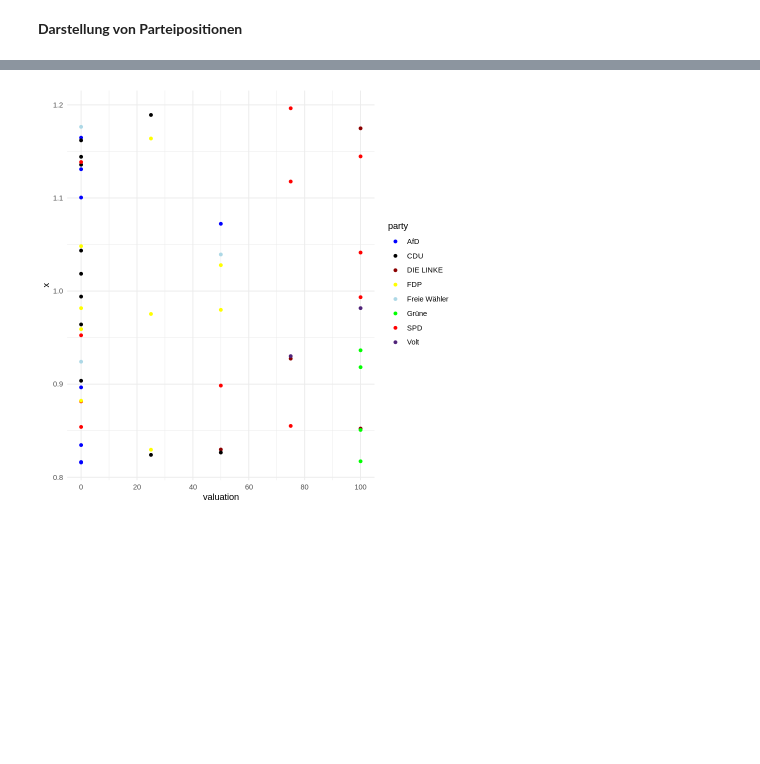
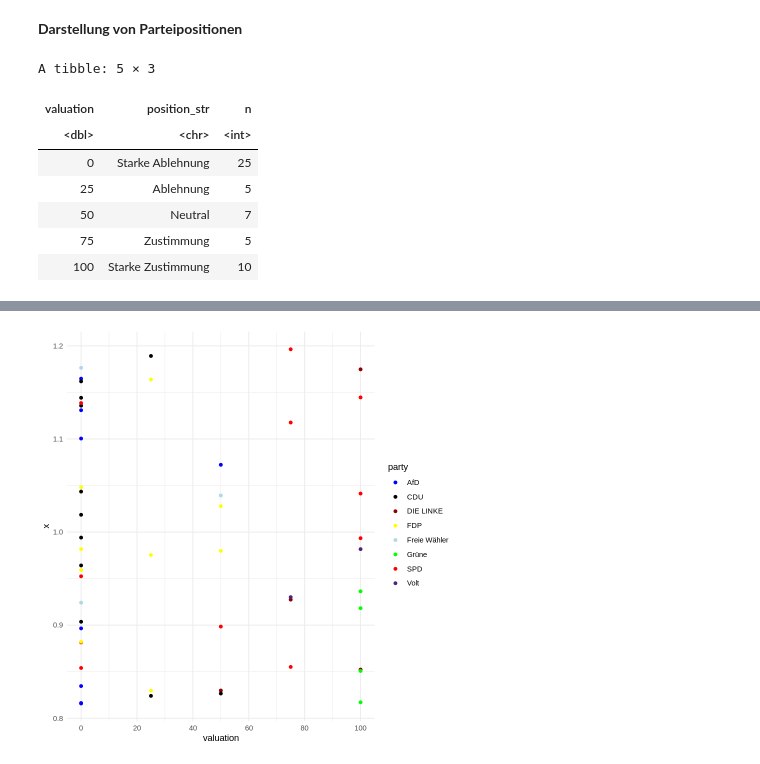
Before and after one commit to cstecker/politicsRLab, a Jupyter notebook: Analyse von VAA-Daten.ipynb, the cells around one changed output, grey strips where cells are left out. Drawn from its saved outputs; the diff is of its cells as text; code cells hidden in the pictures; blank space fills up the shorter version.

```diff
--- a/Analyse von VAA-Daten.ipynb
+++ b/Analyse von VAA-Daten.ipynb
@@ -84,0 +76,12 @@ pos_wahlalter <- partypos %>%
+# %%
+pos_wahlrecht %>%
+  count(valuation, position_str)
+# %% [output]
+A tibble: 5 × 3
+| valuation | position_str | n |
+| <dbl> | <chr> | <int> |
+| 0 | Starke Ablehnung | 25 |
+| 25 | Ablehnung | 5 |
+| 50 | Neutral | 7 |
+| 75 | Zustimmung | 5 |
+| 100 | Starke Zustimmung | 10 |
```
Also changed, not shown: parts of 4 cells of this notebook.
